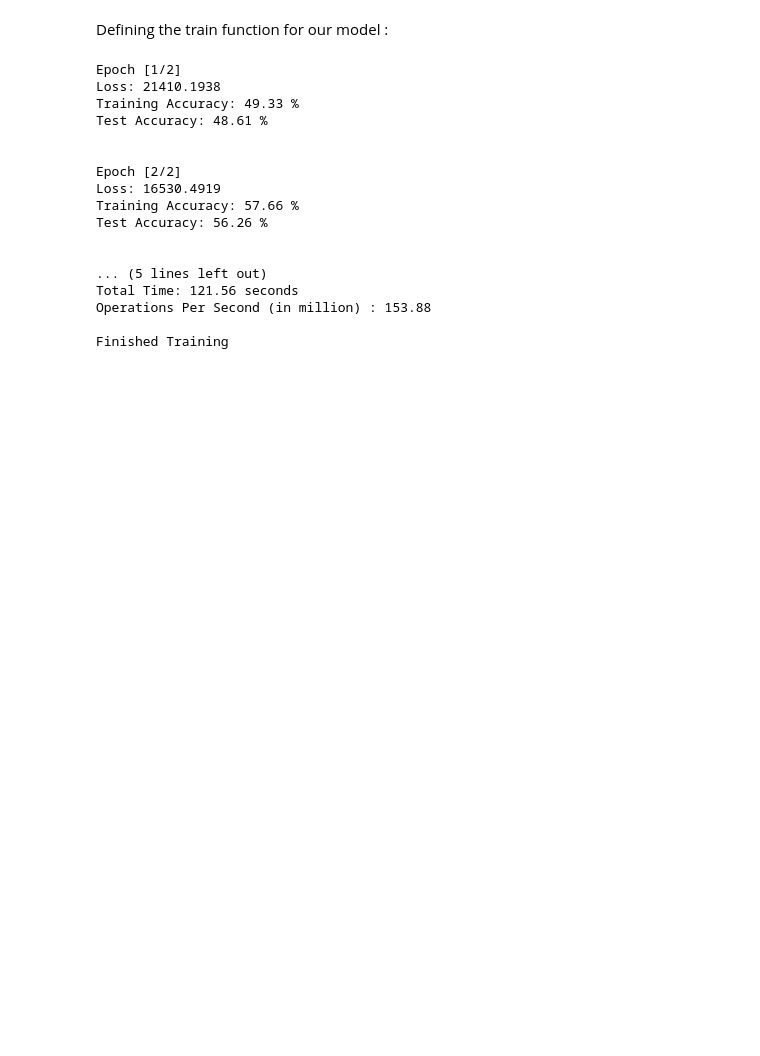
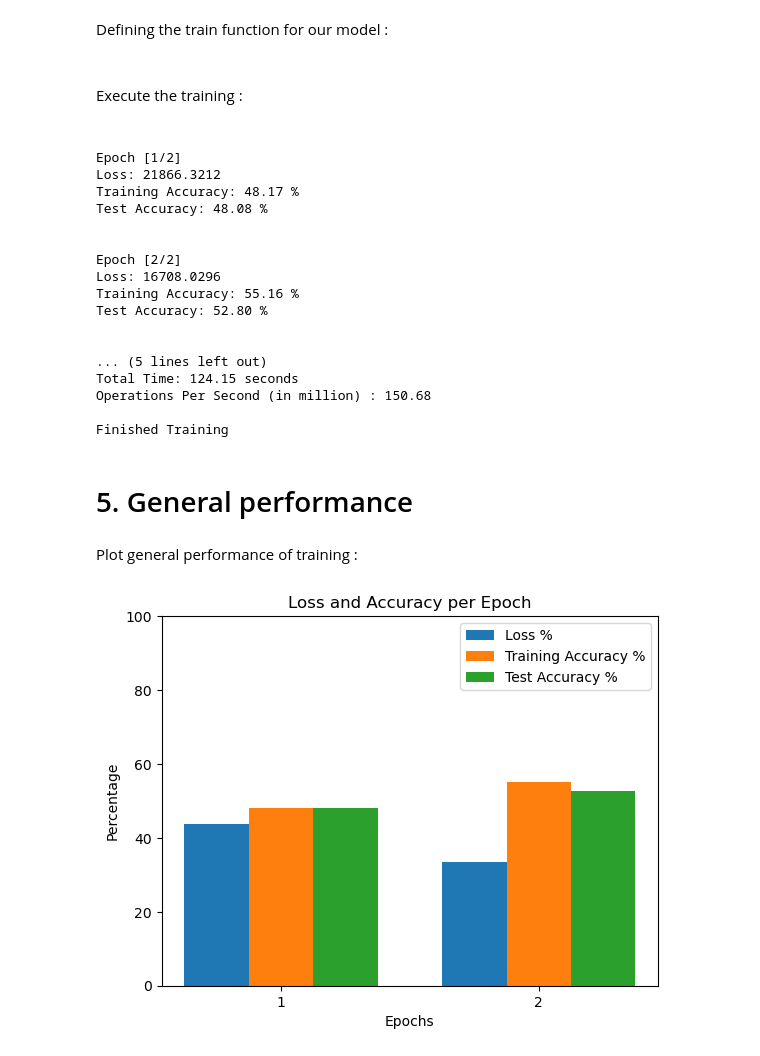
Before and after one commit to Aiveriwhair/CIFAR-classification, a Jupyter notebook: v1/V1.ipynb, the cells around one changed output. Saved outputs shown, nothing was run; the diff lists cells and outputs as text; code cells hidden in the pictures; blank space fills up the shorter version.

```diff
--- a/v1/V1.ipynb
+++ b/v1/V1.ipynb
@@ -92,8 +92,14 @@ Defining the train function for our model :
 def train(model, trainloader, testloader, criterion, optimizer, device, epochs):
     model.to(device)
     start_time = time.time()
+
+    losses = []
+    train_accuracies = []
+    test_accuracies = []
+
     for epoch in range(epochs):
         running_loss = 0.0
+        total_samples = 0
         for i, data in enumerate(trainloader, 0):
             inputs, labels = data
             inputs, labels = inputs.to(device), labels.to(device)
@@ -103,9 +109,17 @@ def train(model, trainloader, testloader, criterion, optimizer, device, epochs):
             loss.backward()
             optimizer.step()
             running_loss += loss.item()
+            total_samples += len(labels)
+
+        loss_percentage = (running_loss / total_samples) * 100
+
 
         train_acc = func.evaluate(model, trainloader, device)
         test_acc = func.evaluate(model, testloader, device)
+
+        losses.append(loss_percentage)
+        train_accuracies.append(train_acc)
+        test_accuracies.append(test_acc)
 
         print('Epoch [%d/%d]\nLoss: %.4f' % (epoch+1, epochs, running_loss))
         print('Training Accuracy: %.2f %%' % (train_acc))
@@ -129,24 +143,36 @@ def train(model, trainloader, testloader, criterion, optimizer, device, epochs):
     print('Total Time: %.2f seconds' % (total_time))
     print('Operations Per Second (in million) : %.2f' % (ops_per_second/1000000))
     print('\nFinished Training')
+
+    return losses, train_accuracies, test_accuracies
+# %% [markdown]
+<br> Execute the training : <br> <br>
 # %%
-train(net, trainloader, testloader, criterion, optimizer, device, epochs)
+losses, train_accuracies, test_accuracies = train(net, trainloader, testloader, criterion, optimizer, device, epochs)
 # %% [output]
 Epoch [1/2]
-Loss: 21410.1938
-Training Accuracy: 49.33 %
-Test Accuracy: 48.61 %
+Loss: 21866.3212
+Training Accuracy: 48.17 %
+Test Accuracy: 48.08 %
 
 
 Epoch [2/2]
-Loss: 16530.4919
-Training Accuracy: 57.66 %
-Test Accuracy: 56.26 %
+Loss: 16708.0296
+Training Accuracy: 55.16 %
+Test Accuracy: 52.80 %
 
 
 ... (5 lines left out)
-Total Time: 121.56 seconds
-Operations Per Second (in million) : 153.88
+Total Time: 124.15 seconds
+Operations Per Second (in million) : 150.68
 
 Finished Training
+# %% [markdown]
+# 5. General performance
+# %% [markdown]
+Plot general performance of training :
+# %%
+func.plot_training_stats(losses, train_accuracies, test_accuracies, epochs)
+# %% [output]
+[figure, added]
 # %% [markdown]
```
Also changed, not shown: parts of 9 cells of this notebook, 1 other file.
